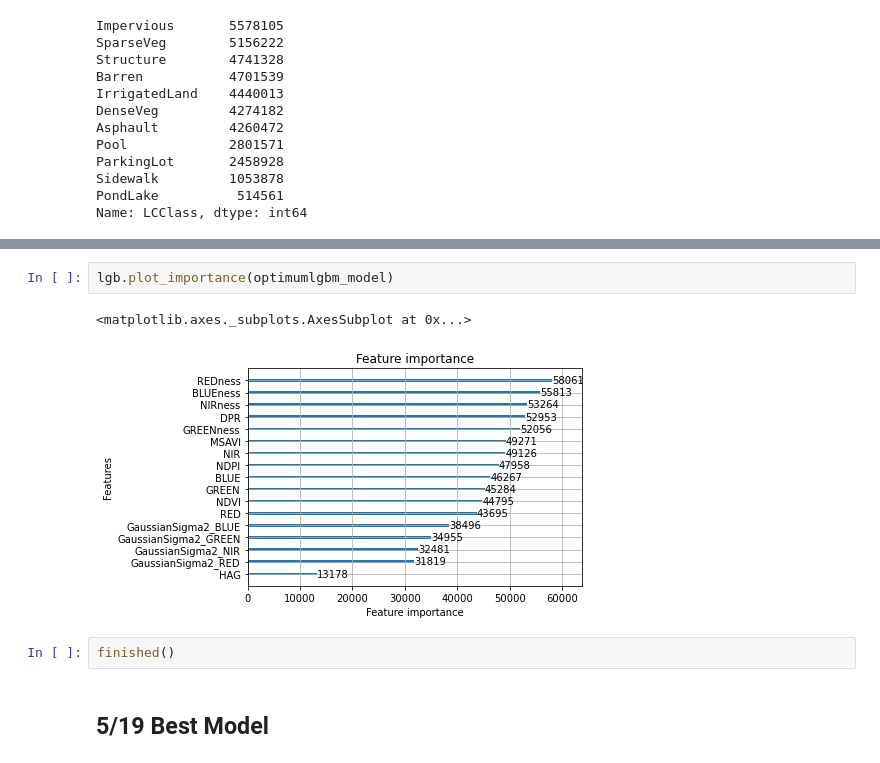
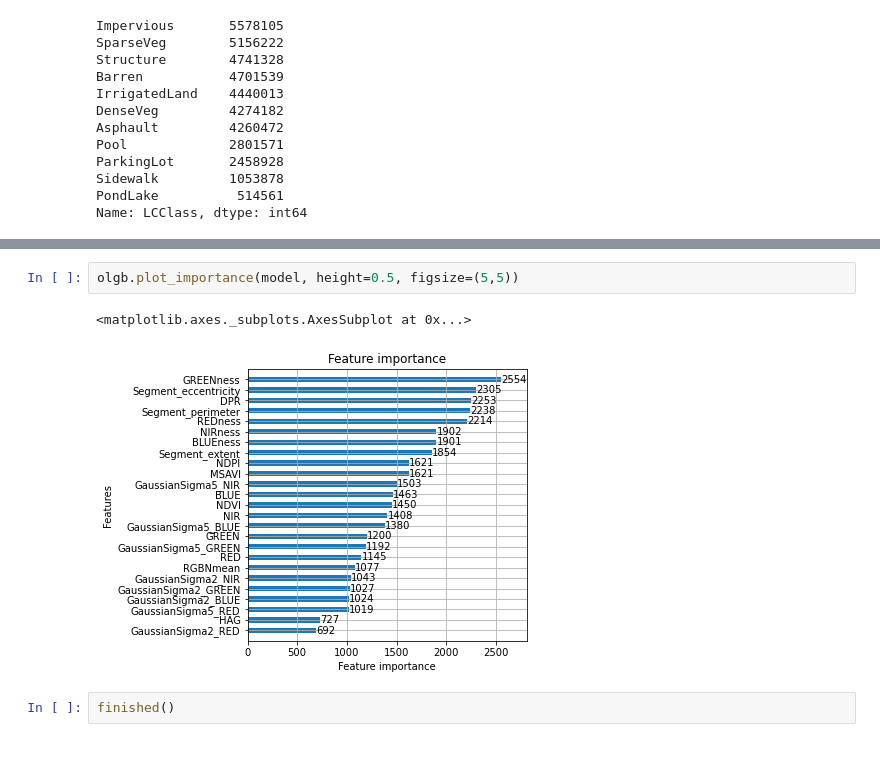
Before and after one commit to bhickson/2019ImageryAnalysis, a Jupyter notebook: LightGBMBinary_2020.ipynb, the cells around one changed output, grey strips where cells are left out. Saved outputs shown, nothing was run; the diff lists cells and outputs as text.

```diff
--- a/LightGBMBinary_2020.ipynb
+++ b/LightGBMBinary_2020.ipynb
@@ -486,9 +689,7 @@ Wall time: 27min 11s
-# %%
-lgb.plot_importance(optimumlgbm_model)
-# %% [output]
-<matplotlib.axes._subplots.AxesSubplot at 0x...>
-[figure, removed]
+# %%
+olgb.plot_importance(model, height=0.5, figsize=(5,5))
+# %% [output]
+<matplotlib.axes._subplots.AxesSubplot at 0x...>
+[figure, added]
 # %%
 finished()
-# %% [markdown]
-## 5/19 Best Model
```
Also changed, not shown: parts of 29 cells of this notebook, 4 other files.
